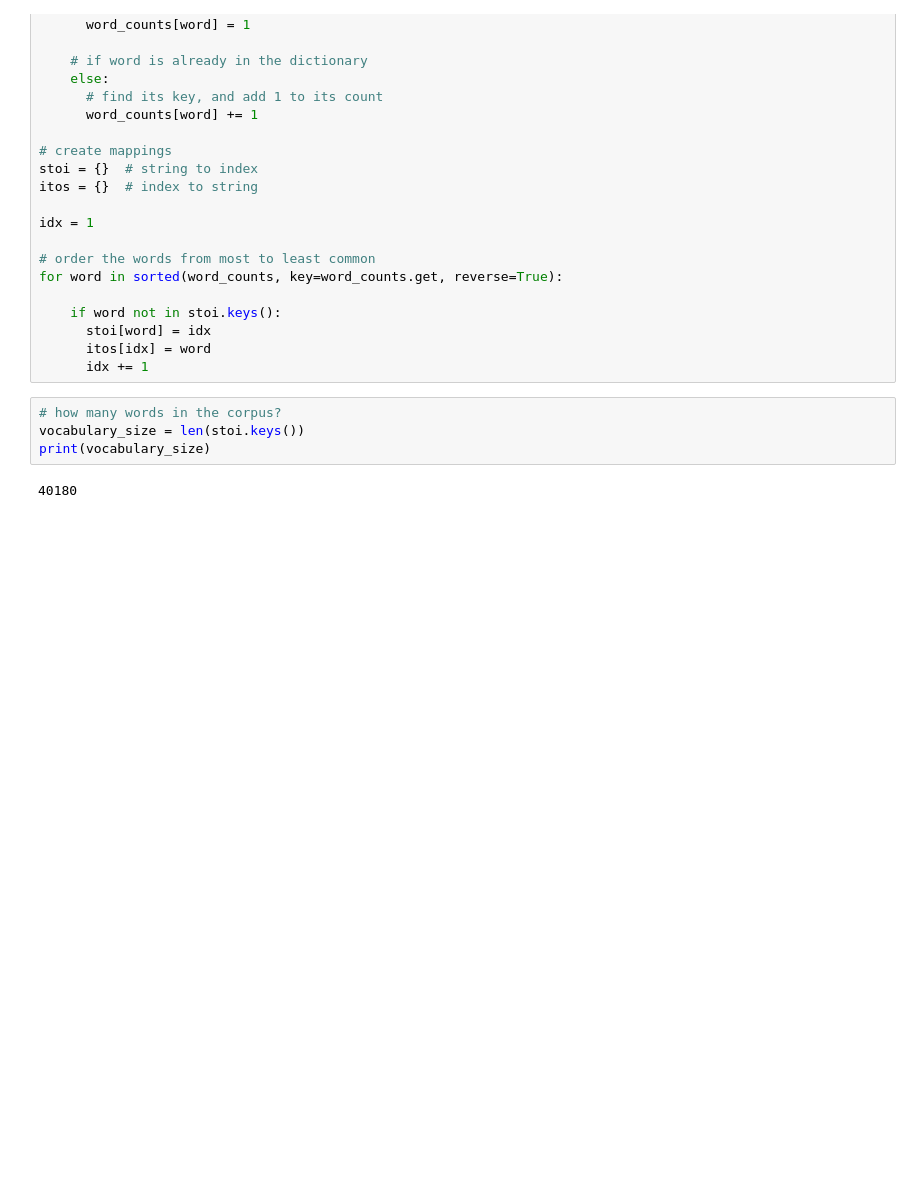
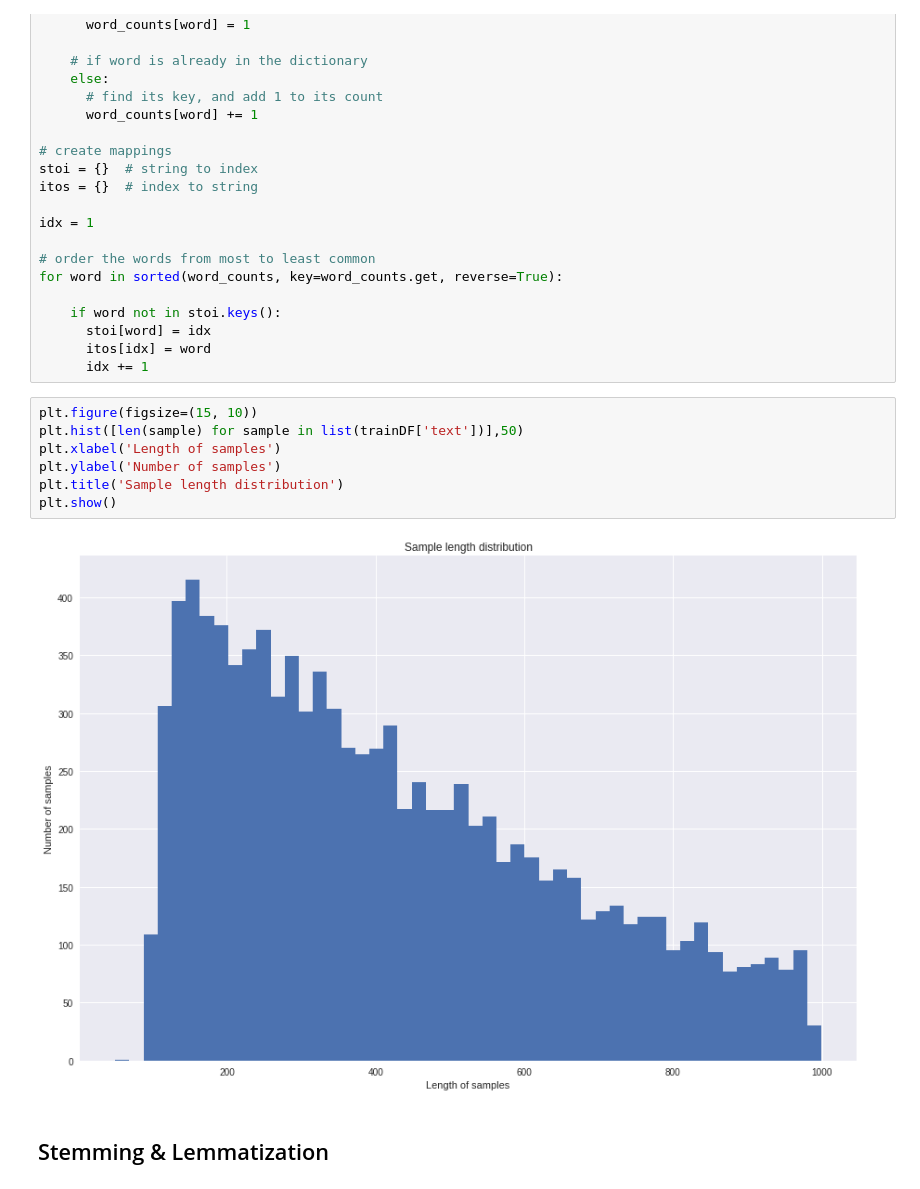
Before and after one commit to deanhoperobertson/NLP-Text-Classifiation-, a Jupyter notebook: Text_Preprocessing.ipynb, the cells around one changed output. Cells and saved outputs as stored; diff of their text form; blank space fills up the shorter version.

```diff
--- a/Text_Preprocessing.ipynb
+++ b/Text_Preprocessing.ipynb
@@ -191,9 +183,14 @@ for word in sorted(word_counts, key=word_counts.get, reverse=True):
       stoi[word] = idx
       itos[idx] = word
       idx += 1
-# %%
-# how many words in the corpus?
-vocabulary_size = len(stoi.keys())
-print(vocabulary_size)
-# %% [output]
-40180
+# %%
+plt.figure(figsize=(15, 10))
+plt.hist([len(sample) for sample in list(trainDF['text'])],50)
+plt.xlabel('Length of samples')
+plt.ylabel('Number of samples')
+plt.title('Sample length distribution')
+plt.show()
+# %% [output]
+[figure, added]
+# %% [markdown]
+## Stemming & Lemmatization
```
Also changed, not shown: parts of 6 cells of this notebook.
